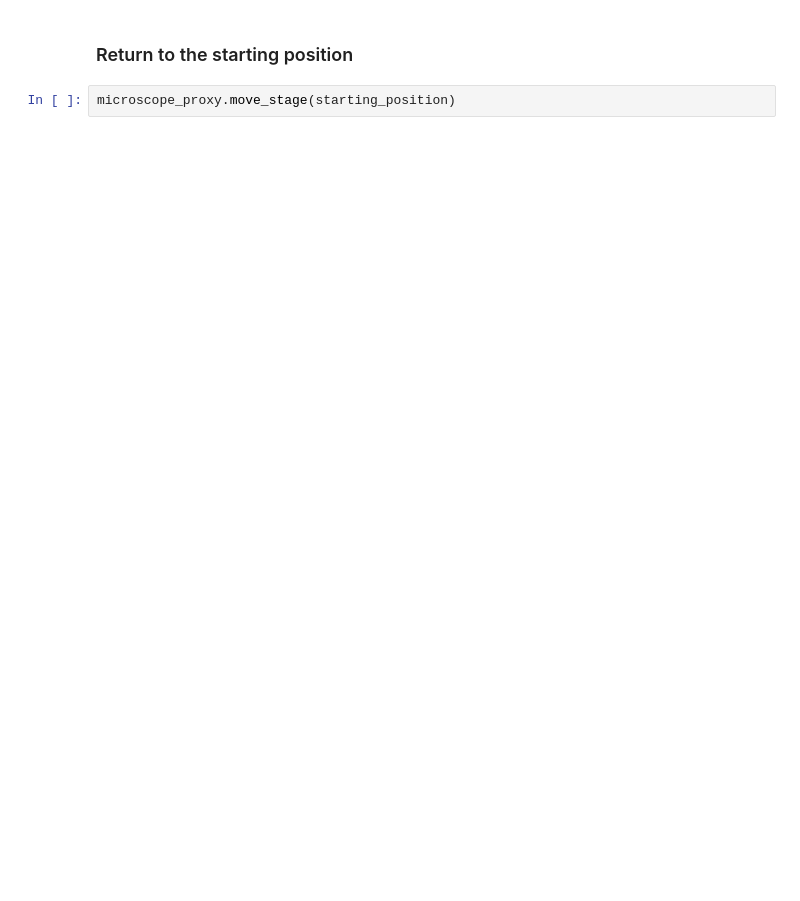
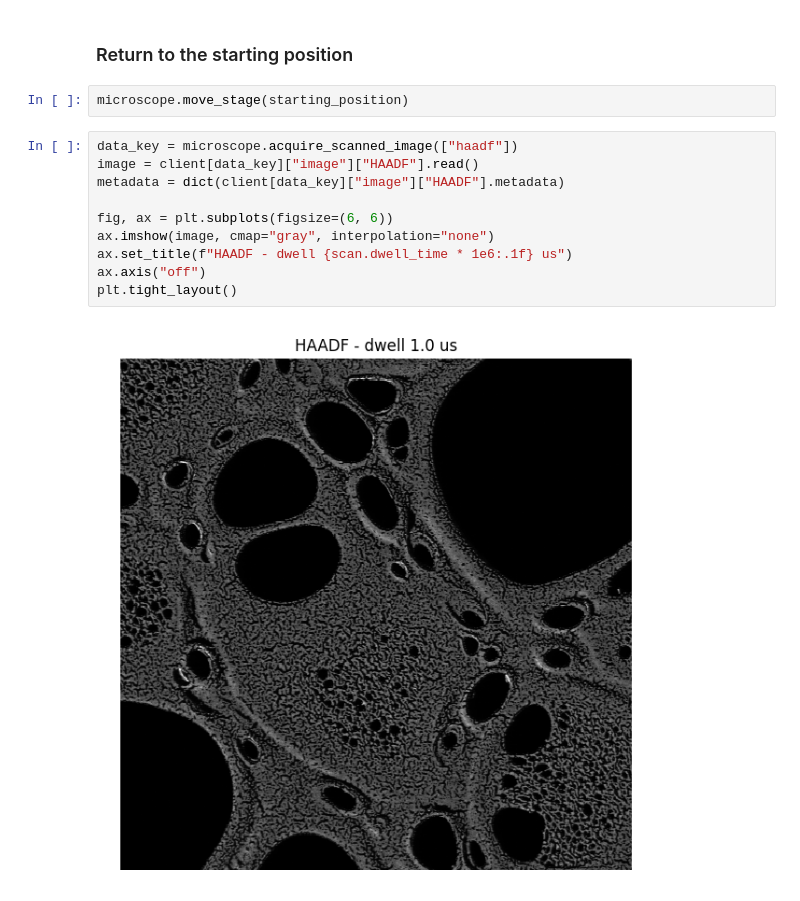
Before and after one commit to 1996suryamandalreddy-maker/asyncroscopy, a Jupyter notebook: notebooks/03_Stage_Movement_Sample_Map.ipynb, the cells around one changed output. Cells and saved outputs as stored; diff of their text form; blank space fills up the shorter version.

```diff
--- a/notebooks/03_Stage_Movement_Sample_Map.ipynb
+++ b/notebooks/03_Stage_Movement_Sample_Map.ipynb
@@ -126,4 +141,16 @@ microscope_proxy.move_stage(new_position)
 # %% [markdown]
 ### Return to the starting position
 # %%
-microscope_proxy.move_stage(starting_position)
+microscope.move_stage(starting_position)
+# %%
+data_key = microscope.acquire_scanned_image(["haadf"])
+image = client[data_key]["image"]["HAADF"].read()
+metadata = dict(client[data_key]["image"]["HAADF"].metadata)
+
+fig, ax = plt.subplots(figsize=(6, 6))
+ax.imshow(image, cmap="gray", interpolation="none")
+ax.set_title(f"HAADF - dwell {scan.dwell_time * 1e6:.1f} us")
+ax.axis("off")
+plt.tight_layout()
+# %% [output]
+[figure, added]
```
Also changed, not shown: parts of 11 cells of this notebook, 7 other files.
